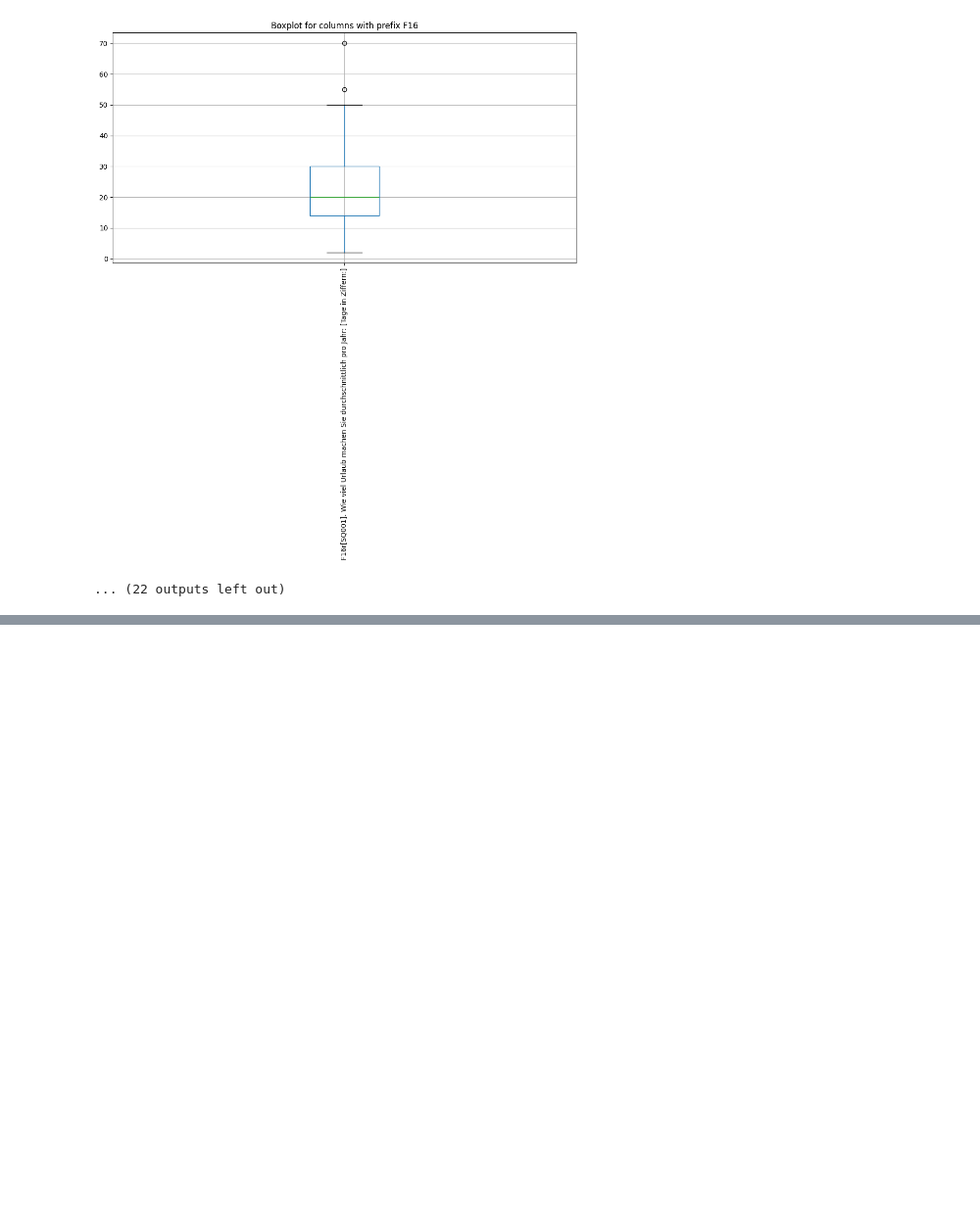
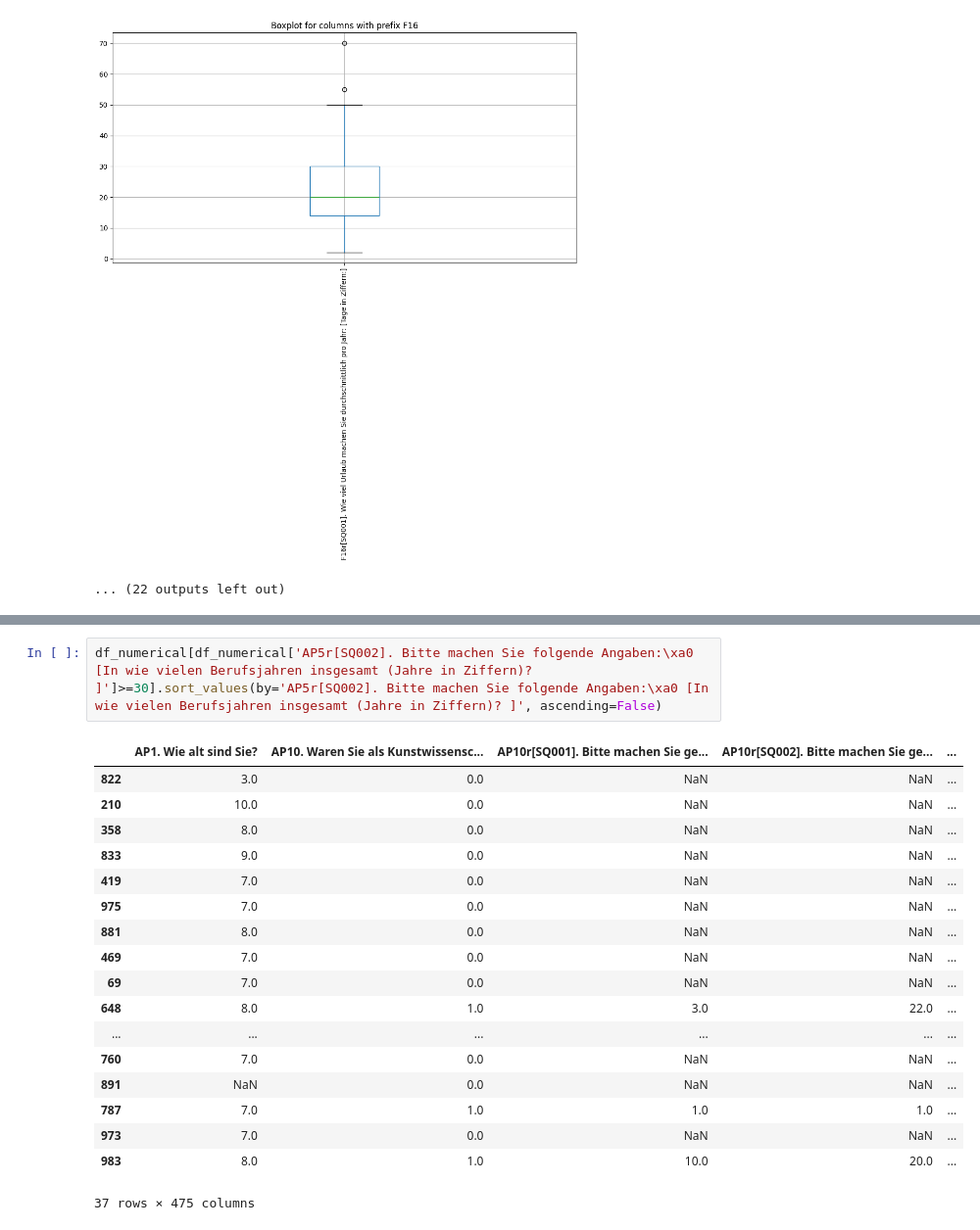
Before and after one commit to michaelgerloff/Survey_working_conditions_art_history, a Jupyter notebook: notebooks/01_Data_Exploration.ipynb, the cells around one changed output, grey strips where cells are left out. Shown at 98% size. Cells and saved outputs as stored; diff of their text form; blank space fills up the shorter version.

```diff
--- a/notebooks/01_Data_Exploration.ipynb
+++ b/notebooks/01_Data_Exploration.ipynb
@@ -220,0 +351,21 @@ for prefix, columns in sorted_column_groups.items():
+# %%
+df_numerical[df_numerical['AP5r[SQ002]. Bitte machen Sie folgende Angaben:\xa0 [In wie vielen Berufsjahren insgesamt (Jahre in Ziffern)? ]']>=30].sort_values(by='AP5r[SQ002]. Bitte machen Sie folgende Angaben:\xa0 [In wie vielen Berufsjahren insgesamt (Jahre in Ziffern)? ]', ascending=False)
+# %% [output]
+|  | AP1. Wie alt sind Sie? | AP10. Waren Sie als Kunstwissensc... | AP10r[SQ001]. Bitte machen Sie ge... | AP10r[SQ002]. Bitte machen Sie ge... | ... |
+| 822 | 3.0 | 0.0 | NaN | NaN | ... |
+| 210 | 10.0 | 0.0 | NaN | NaN | ... |
+| 358 | 8.0 | 0.0 | NaN | NaN | ... |
+| 833 | 9.0 | 0.0 | NaN | NaN | ... |
+| 419 | 7.0 | 0.0 | NaN | NaN | ... |
+| 975 | 7.0 | 0.0 | NaN | NaN | ... |
+| 881 | 8.0 | 0.0 | NaN | NaN | ... |
+| 469 | 7.0 | 0.0 | NaN | NaN | ... |
+| 69 | 7.0 | 0.0 | NaN | NaN | ... |
+| 648 | 8.0 | 1.0 | 3.0 | 22.0 | ... |
+| ... | ... | ... | ... | ... | ... |
+| 760 | 7.0 | 0.0 | NaN | NaN | ... |
+| 891 | NaN | 0.0 | NaN | NaN | ... |
+| 787 | 7.0 | 1.0 | 1.0 | 1.0 | ... |
+| 973 | 7.0 | 0.0 | NaN | NaN | ... |
+| 983 | 8.0 | 1.0 | 10.0 | 20.0 | ... |
+37 rows × 475 columns
```
Also changed, not shown: parts of 19 cells of this notebook.
